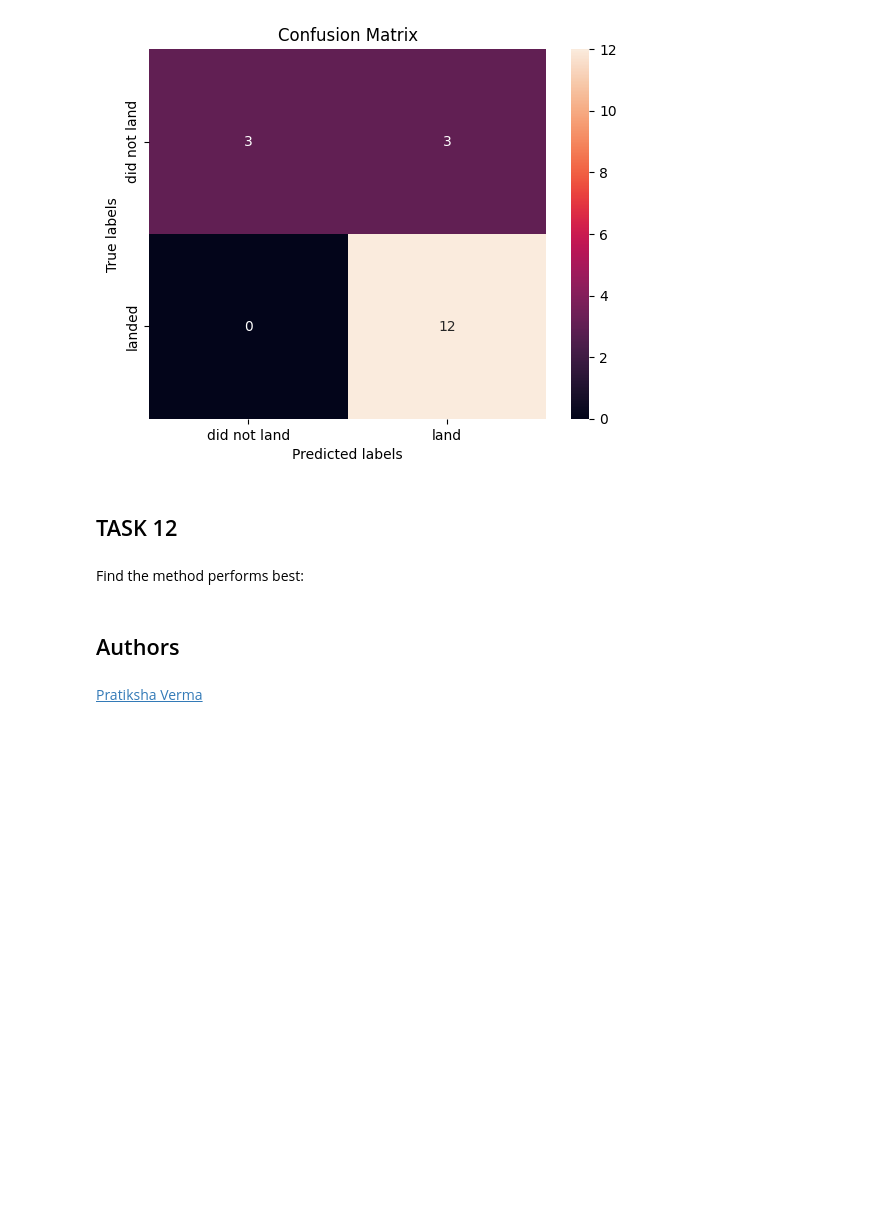
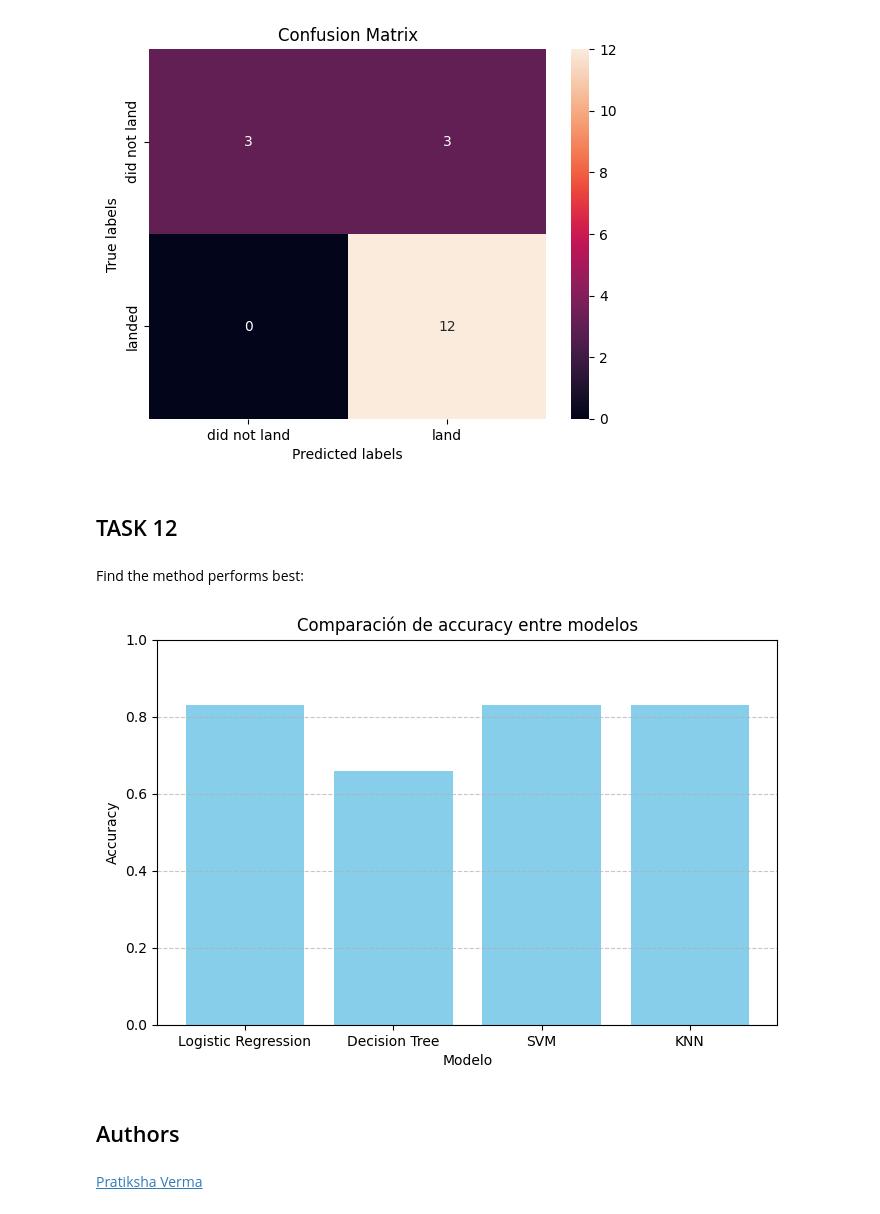
Before and after one commit to Bcalm2day/IBM-Data-Science-Course, a Jupyter notebook: jupyter_labs_SpaceX_Machine Learning Prediction.ipynb, the cells around one changed output. Drawn from its saved outputs; the diff is of its cells as text; code cells hidden in the pictures; blank space fills up the shorter version.

```diff
--- a/jupyter_labs_SpaceX_Machine Learning Prediction.ipynb
+++ b/jupyter_labs_SpaceX_Machine Learning Prediction.ipynb
@@ -335,6 +335,23 @@ plot_confusion_matrix(Y_test,yhat)
 ## TASK  12
 # %% [markdown]
 Find the method performs best:
+# %%
+# Resultados de accuracy (o cualquier otra métrica) de tus 4 modelos
+model_names = ['Logistic Regression', 'Decision Tree', 'SVM', 'KNN']
+model_scores = [0.83, 0.66, 0.83, 0.83]  # Ejemplo de scores obtenidos en X_test
+
+import matplotlib.pyplot as plt
+
+plt.figure(figsize=(8, 5))
+plt.bar(model_names, model_scores, color='skyblue')
+plt.title('Comparación de accuracy entre modelos')
+plt.xlabel('Modelo')
+plt.ylabel('Accuracy')
+plt.ylim(0, 1)  # ya que accuracy está entre 0 y 1
+plt.grid(axis='y', linestyle='--', alpha=0.7)
+plt.show()
+# %% [output]
+[figure, added]
 # %% [markdown]
 ## Authors
 # %% [markdown]
```
Also changed, not shown: parts of 6 cells of this notebook.
